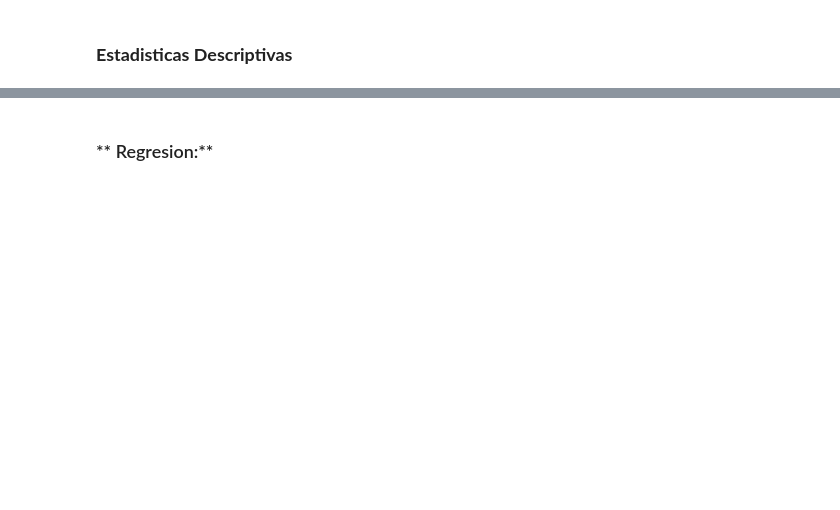
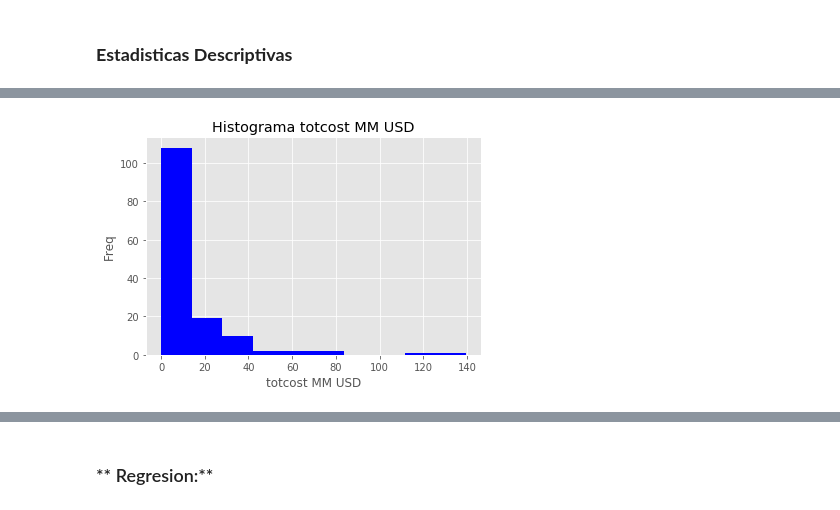
Before and after one commit to benjov/Econometria-II-2021, a Jupyter notebook: Clase_01_RegresionLineal/Regresion_Lineal.ipynb, the cells around one changed output, grey strips where cells are left out. Saved outputs shown, nothing was run; the diff lists cells and outputs as text; code cells hidden in the pictures; blank space fills up the shorter version.

```diff
--- a/Clase_01_RegresionLineal/Regresion_Lineal.ipynb
+++ b/Clase_01_RegresionLineal/Regresion_Lineal.ipynb
@@ -158,10 +213,12 @@ print(plt.style.available)
 # %%
 #
 plt.style.use('ggplot')
-dataframe ['totcost'].hist(color='green')
+dataframe['totcost'].hist(color = 'blue')
 plt.ylabel("Freq")
 plt.xlabel("totcost MM USD")
 plt.title("Histograma totcost MM USD")
 plt.show()
+# %% [output]
+[figure, added]
 # %%
 #
```
Also changed, not shown: parts of 14 cells of this notebook.
